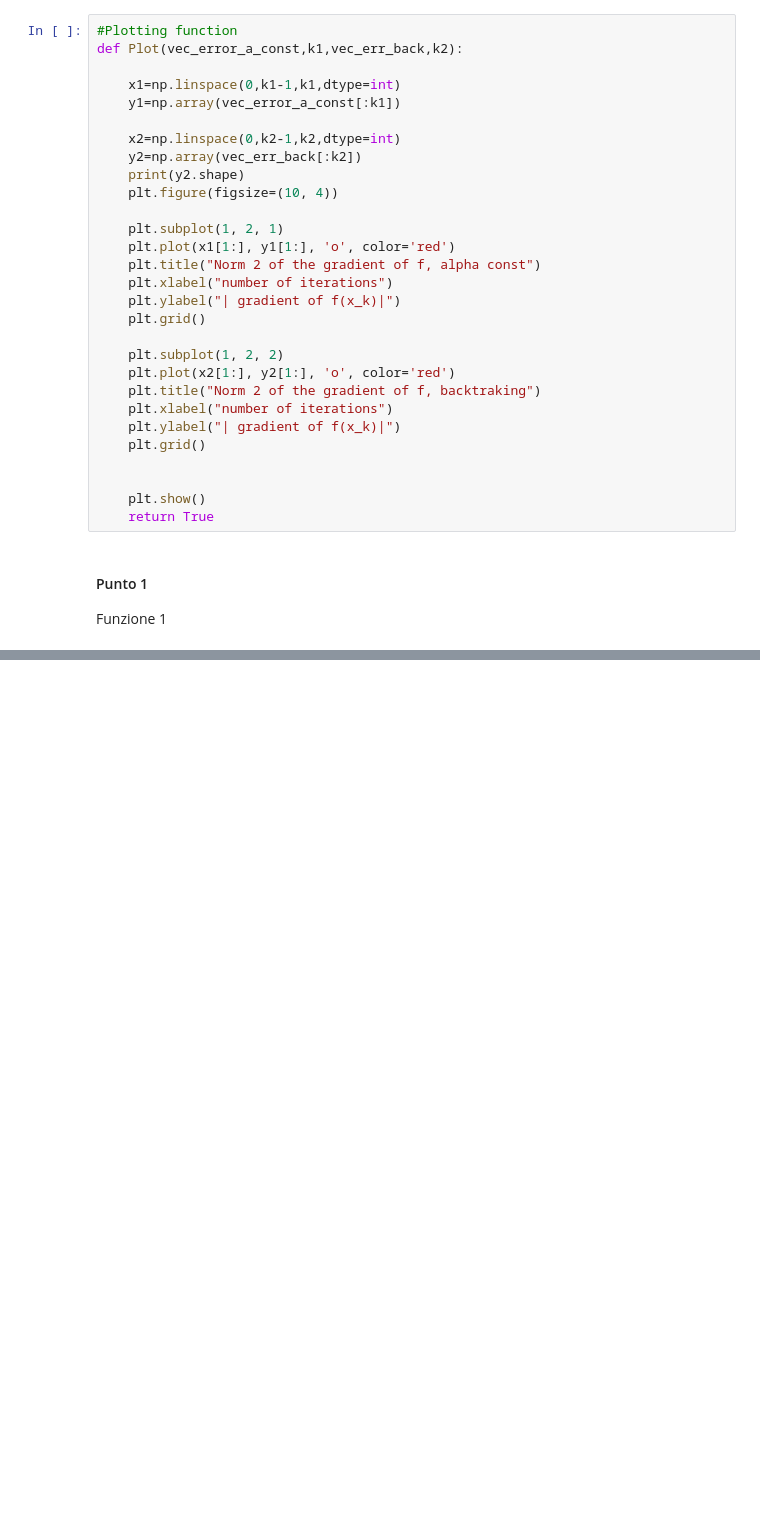
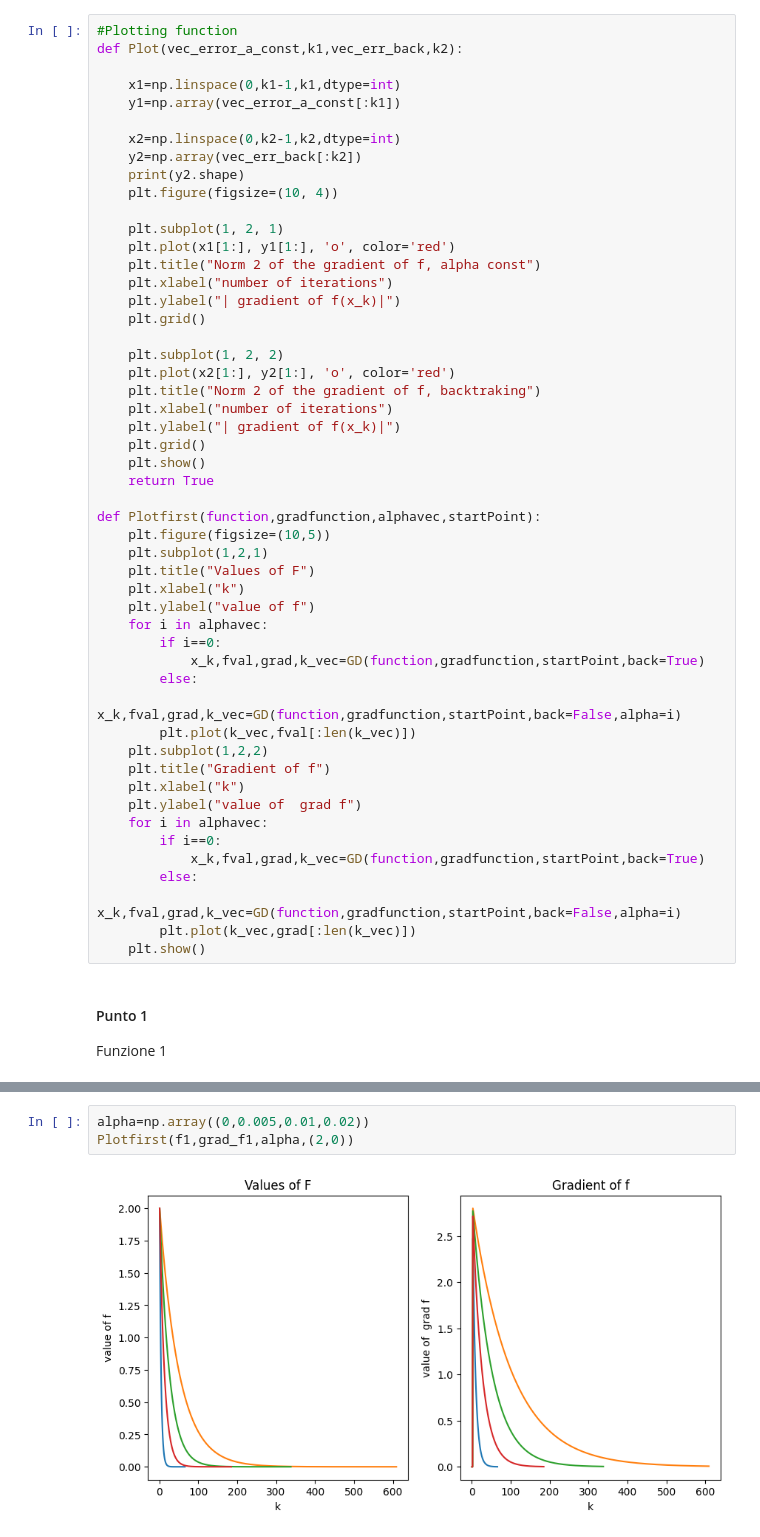
Before and after one commit to francesco-source/Artificial-Intelligence-UNIBO, a Jupyter notebook: Statistical_and_mathematical_methods_for_AI/Exercises/Exercise3.ipynb, the cells around one changed output, grey strips where cells are left out. Drawn from its saved outputs; the diff is of its cells as text; blank space fills up the shorter version.

```diff
--- a/Statistical_and_mathematical_methods_for_AI/Exercises/Exercise3.ipynb
+++ b/Statistical_and_mathematical_methods_for_AI/Exercises/Exercise3.ipynb
@@ -126,10 +124,32 @@ def Plot(vec_error_a_const,k1,vec_err_back,k2):
     plt.xlabel("number of iterations")
     plt.ylabel("| gradient of f(x_k)|")
     plt.grid()
-
-
     plt.show()
     return True
+
+def Plotfirst(function,gradfunction,alphavec,startPoint):
+    plt.figure(figsize=(10,5))
+    plt.subplot(1,2,1)
+    plt.title("Values of F")
+    plt.xlabel("k")
+    plt.ylabel("value of f")
+    for i in alphavec:
+        if i==0:
+            x_k,fval,grad,k_vec=GD(function,gradfunction,startPoint,back=True)
+        else:
+            x_k,fval,grad,k_vec=GD(function,gradfunction,startPoint,back=False,alpha=i)
+        plt.plot(k_vec,fval[:len(k_vec)])
+    plt.subplot(1,2,2)
+    plt.title("Gradient of f")
+    plt.xlabel("k")
+    plt.ylabel("value of  grad f")
+    for i in alphavec:
+        if i==0:
+            x_k,fval,grad,k_vec=GD(function,gradfunction,startPoint,back=True)
+        else:
+            x_k,fval,grad,k_vec=GD(function,gradfunction,startPoint,back=False,alpha=i)
+        plt.plot(k_vec,grad[:len(k_vec)])
+    plt.show()
 # %% [markdown]
 #### Punto 1
 Funzione 1
@@ -214,0 +156,5 @@ True
+# %%
+alpha=np.array((0,0.005,0.01,0.02))
+Plotfirst(f1,grad_f1,alpha,(2,0))
+# %% [output]
+[figure, added]
```
Also changed, not shown: parts of 14 cells of this notebook, 9 other files.
